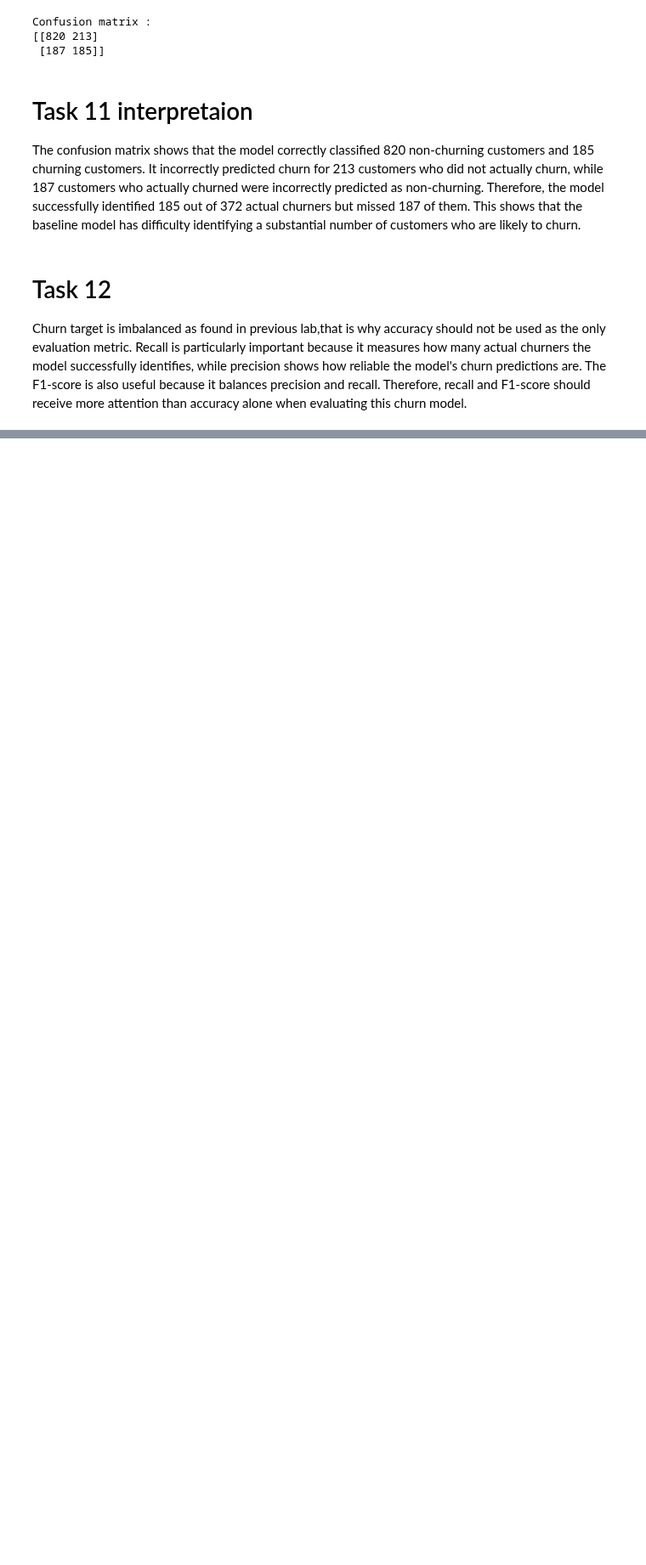
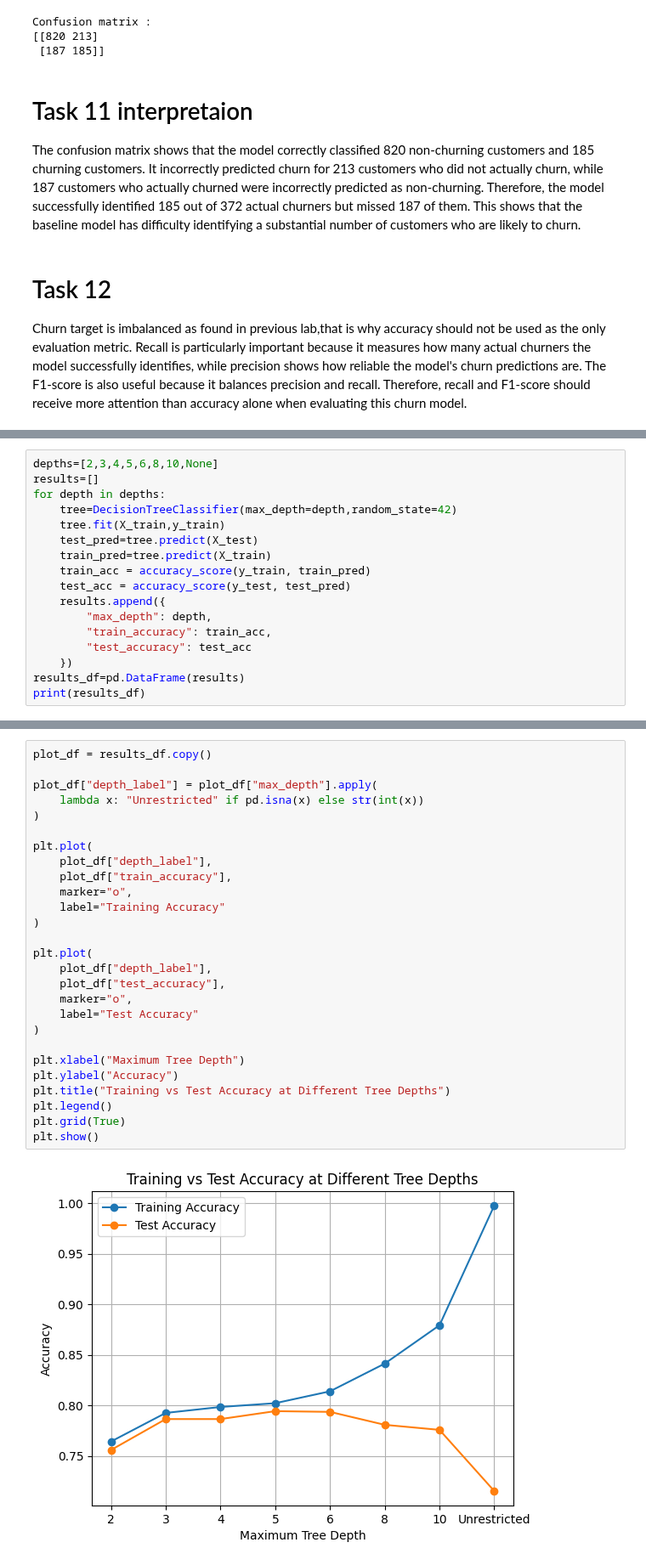
Before and after one commit to Ritika-Lund/Machine-learning-Lab, a Jupyter notebook: LAB 03/lab03_Ritika_churn_dt.ipynb, the cells around one changed output, grey strips where cells are left out. Shown at 85% size. Drawn from its saved outputs; the diff is of its cells as text; blank space fills up the shorter version.

```diff
--- a/LAB 03/lab03_Ritika_churn_dt.ipynb
+++ b/LAB 03/lab03_Ritika_churn_dt.ipynb
@@ -217,0 +237,17 @@ Churn target is imbalanced as found in previous lab,that is why accuracy should
+# %%
+depths=[2,3,4,5,6,8,10,None]
+results=[]
+for depth in depths:
+    tree=DecisionTreeClassifier(max_depth=depth,random_state=42)
+    tree.fit(X_train,y_train)
+    test_pred=tree.predict(X_test)
+    train_pred=tree.predict(X_train)
+    train_acc = accuracy_score(y_train, train_pred)
+    test_acc = accuracy_score(y_test, test_pred)
+    results.append({
+        "max_depth": depth,
+        "train_accuracy": train_acc,
+        "test_accuracy": test_acc
+    })
+results_df=pd.DataFrame(results)
+print(results_df)
@@ -217,0 +269,29 @@ Churn target is imbalanced as found in previous lab,that is why accuracy should
+# %%
+plot_df = results_df.copy()
+
+plot_df["depth_label"] = plot_df["max_depth"].apply(
+    lambda x: "Unrestricted" if pd.isna(x) else str(int(x))
+)
+
+plt.plot(
+    plot_df["depth_label"],
+    plot_df["train_accuracy"],
+    marker="o",
+    label="Training Accuracy"
+)
+
+plt.plot(
+    plot_df["depth_label"],
+    plot_df["test_accuracy"],
+    marker="o",
+    label="Test Accuracy"
+)
+
+plt.xlabel("Maximum Tree Depth")
+plt.ylabel("Accuracy")
+plt.title("Training vs Test Accuracy at Different Tree Depths")
+plt.legend()
+plt.grid(True)
+plt.show()
+# %% [output]
+[figure, added]
```
Also changed, not shown: parts of 9 cells of this notebook.
